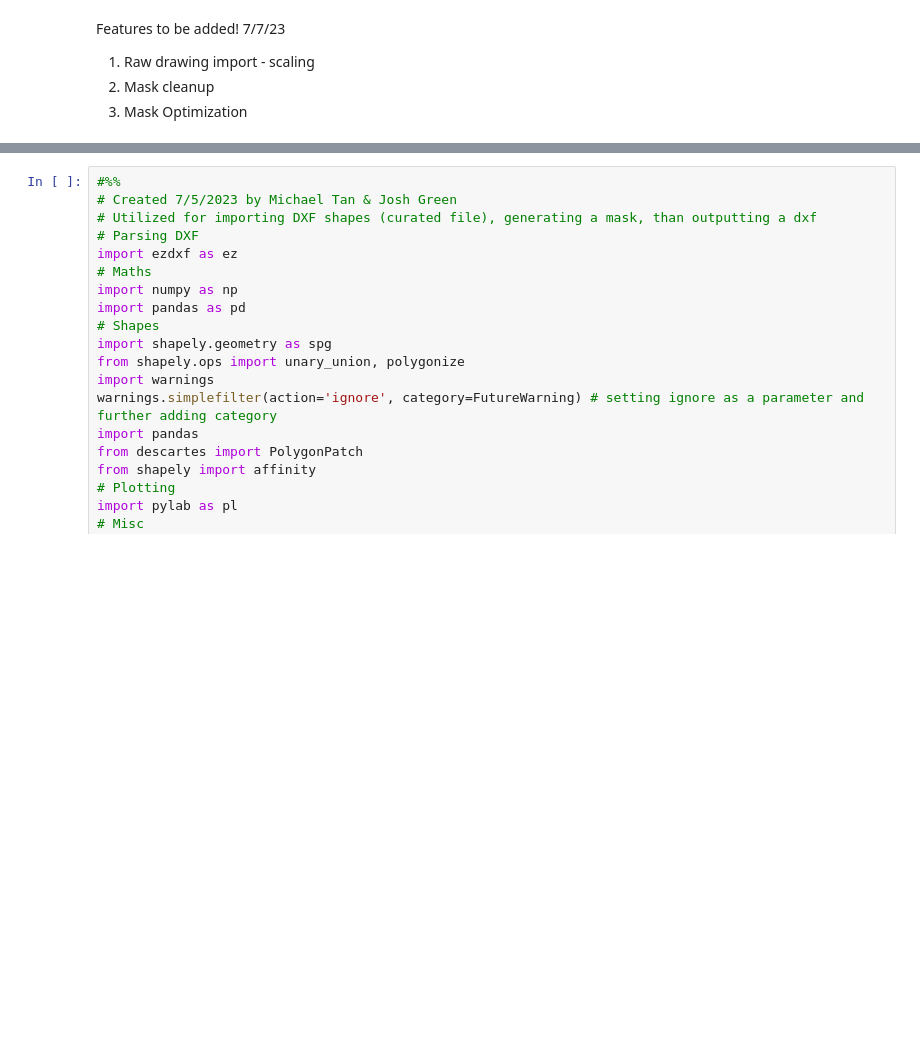
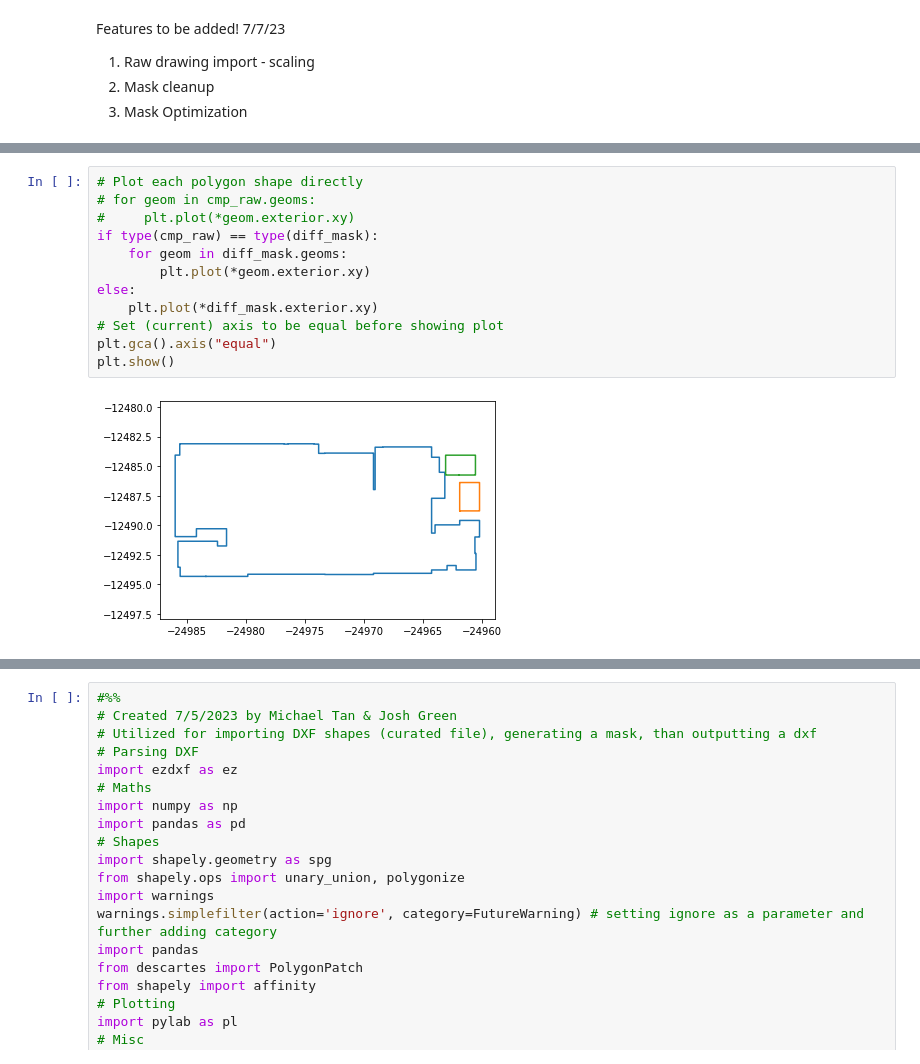
Before and after one commit to mtan516/MACD, a Jupyter notebook: TCB/Code/scratch.ipynb, the cells around one changed output, grey strips where cells are left out. Drawn from its saved outputs; the diff is of its cells as text; blank space fills up the shorter version.

```diff
--- a/TCB/Code/scratch.ipynb
+++ b/TCB/Code/scratch.ipynb
@@ -7,0 +255,14 @@ Features to be added!
+# %%
+# Plot each polygon shape directly
+# for geom in cmp_raw.geoms:
+#     plt.plot(*geom.exterior.xy)
+if type(cmp_raw) == type(diff_mask):
+    for geom in diff_mask.geoms:
+        plt.plot(*geom.exterior.xy)
+else:
+    plt.plot(*diff_mask.exterior.xy)
+# Set (current) axis to be equal before showing plot
+plt.gca().axis("equal")
+plt.show()
+# %% [output]
+[figure, added]
```
Also changed, not shown: parts of 27 cells of this notebook, 5 other files.
